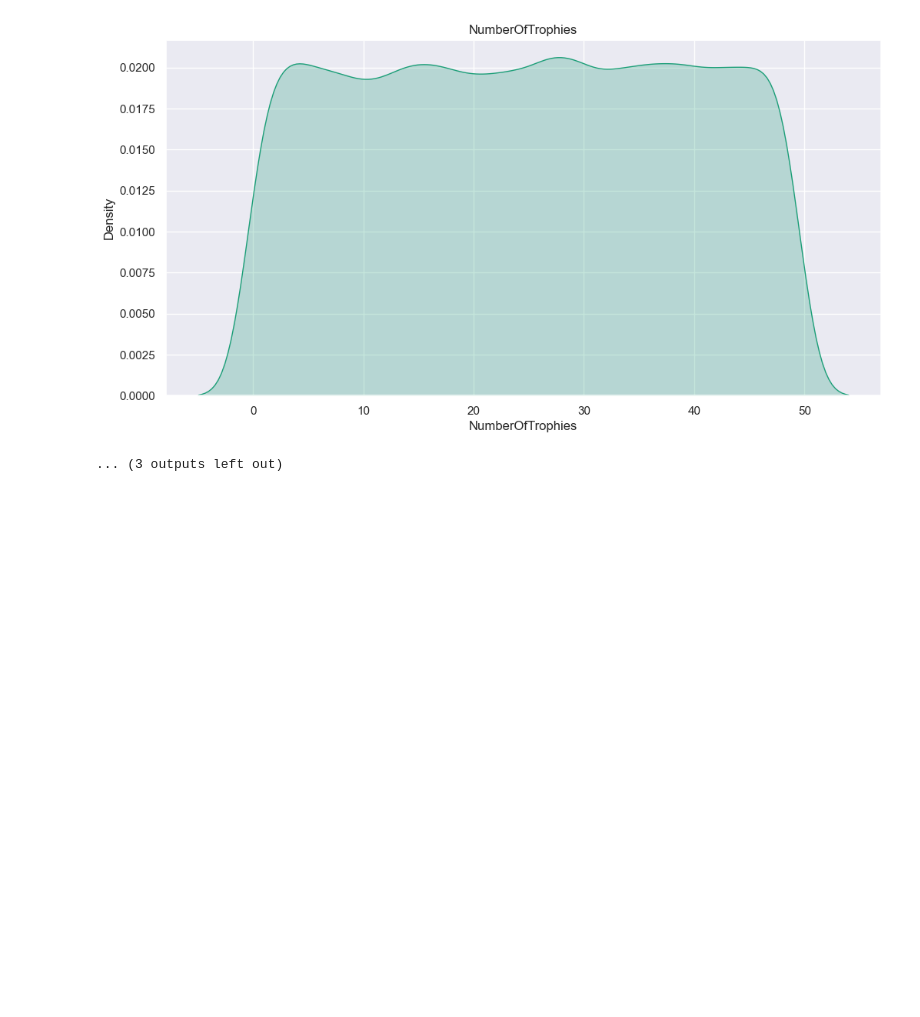
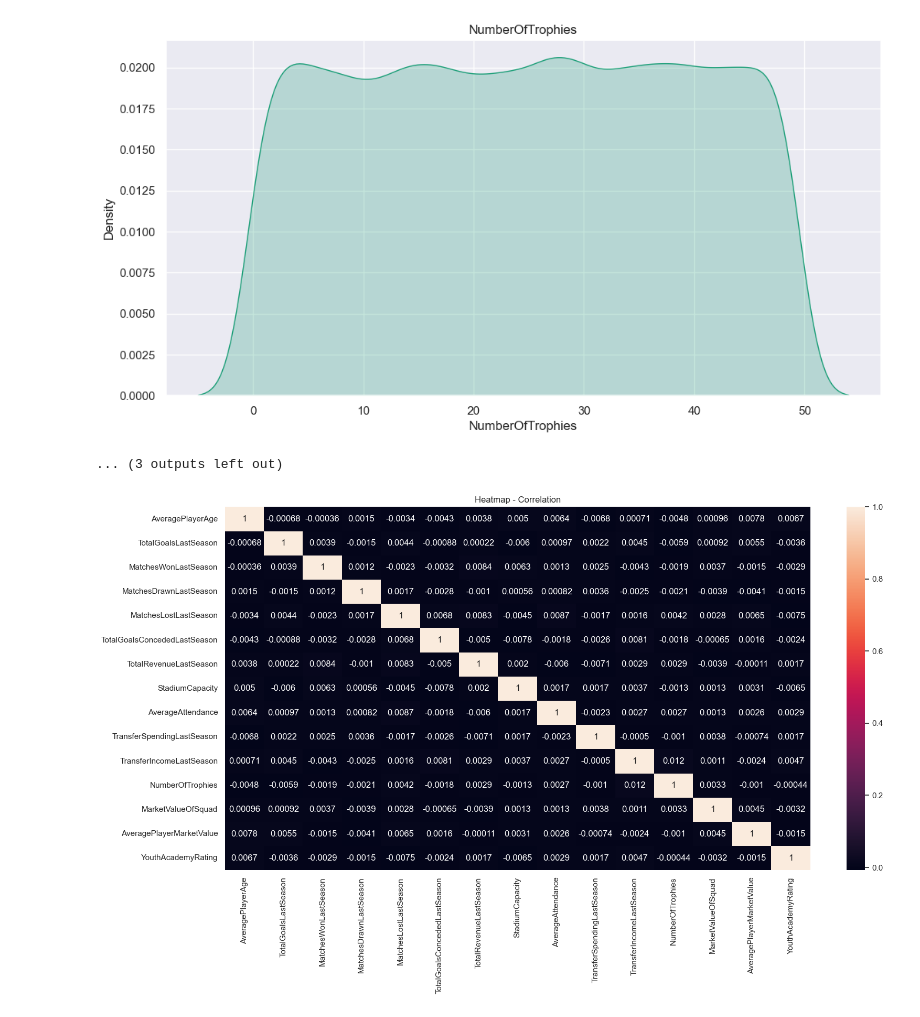
Before and after one commit to CrisMagdziak/Football_Team_Values_Pred, a Jupyter notebook: Team_Price.ipynb, the cells around one changed output. Saved outputs shown, nothing was run; the diff lists cells and outputs as text; code cells hidden in the pictures; blank space fills up the shorter version.

```diff
--- a/Team_Price.ipynb
+++ b/Team_Price.ipynb
@@ -94,3 +94,12 @@ plot_dens(number_colu)
 [figure]
 [figure]
 ... (3 outputs left out)
+# %%
+# heatmap
+num_corr = df.select_dtypes(include= 'number').corr(method= 'pearson')
+plt.figure(figsize= (18, 9))
+sns.heatmap(num_corr, annot= True)
+plt.title('Heatmap - Correlation')
+plt.show()
+# %% [output]
+[figure, added]
```
